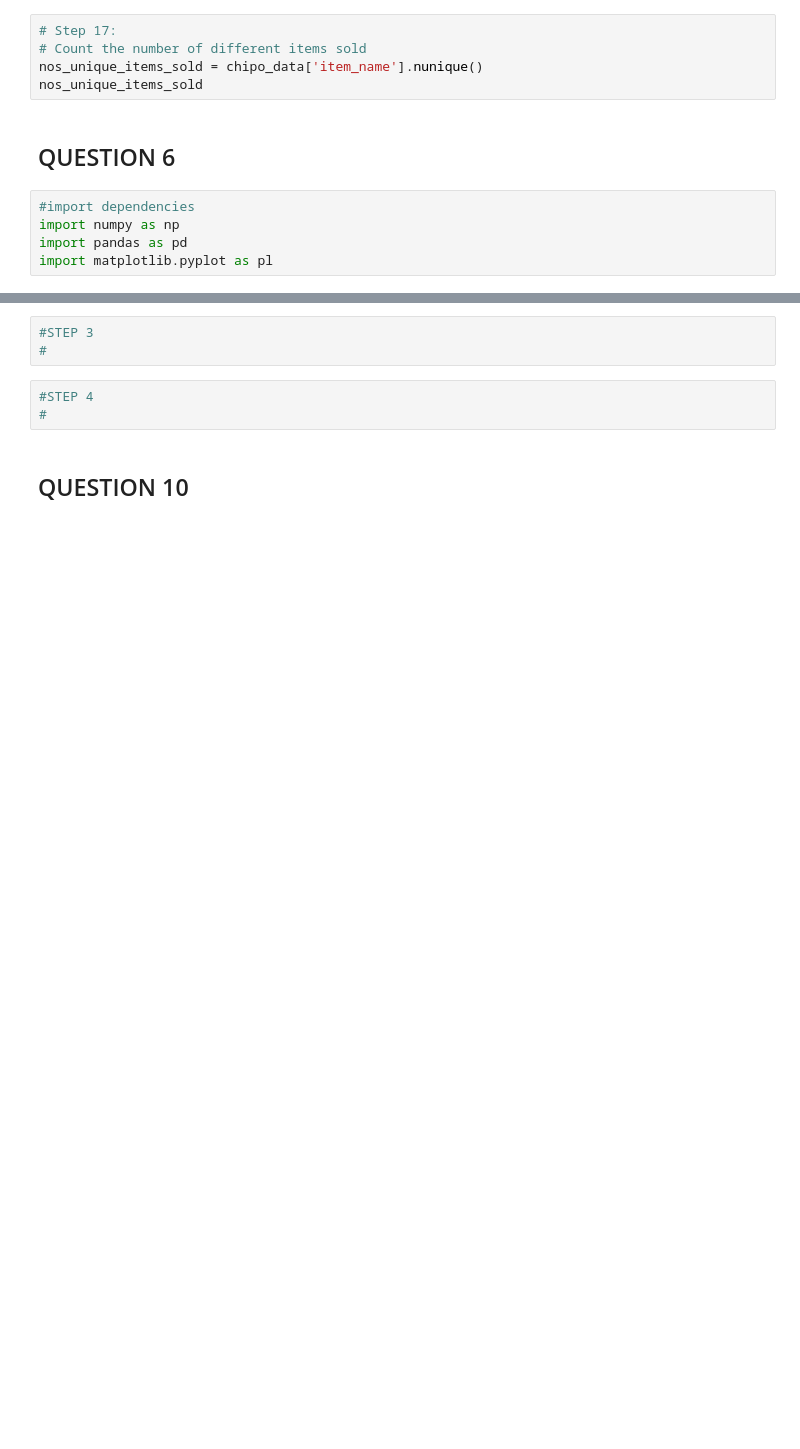
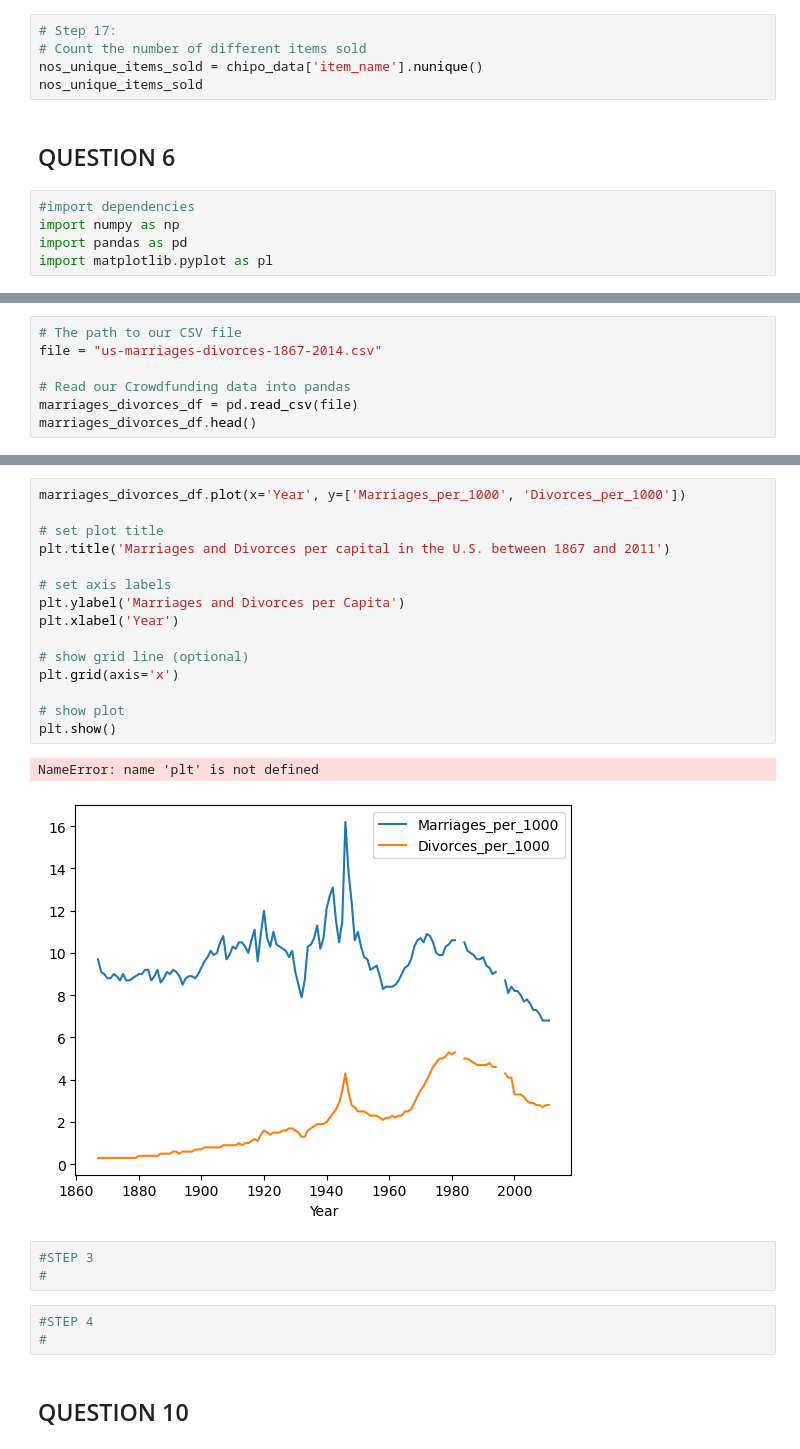
Before and after one commit to AbisolaOlakanmi/Abisola.Olakanmi.BDAT1004PS3, a Jupyter notebook: Abisola.Olakanmi.BDAT1004PS3.ipynb, the cells around one changed output, grey strips where cells are left out. Cells and saved outputs as stored; diff of their text form; blank space fills up the shorter version.

```diff
--- a/Abisola.Olakanmi.BDAT1004PS3.ipynb
+++ b/Abisola.Olakanmi.BDAT1004PS3.ipynb
@@ -948,0 +984,7 @@ df = pd.read_csv('api-data.csv')
+# %%
+# The path to our CSV file
+file = "us-marriages-divorces-1867-2014.csv"
+
+# Read our Crowdfunding data into pandas
+marriages_divorces_df = pd.read_csv(file)
+marriages_divorces_df.head()
@@ -949,3 +998,21 @@ df = pd.read_csv('api-data.csv')
+# %%
+marriages_divorces_df.plot(x='Year', y=['Marriages_per_1000', 'Divorces_per_1000'])
+
+# set plot title
+plt.title('Marriages and Divorces per capital in the U.S. between 1867 and 2011')
+
+# set axis labels
+plt.ylabel('Marriages and Divorces per Capita')
+plt.xlabel('Year')
+
+# show grid line (optional)
+plt.grid(axis='x')
+
+# show plot
+plt.show()
+# %% [output]
+NameError: name 'plt' is not defined
+[figure, added]
 # %%
 #STEP 3
 #
```
Also changed, not shown: parts of 38 cells of this notebook.
